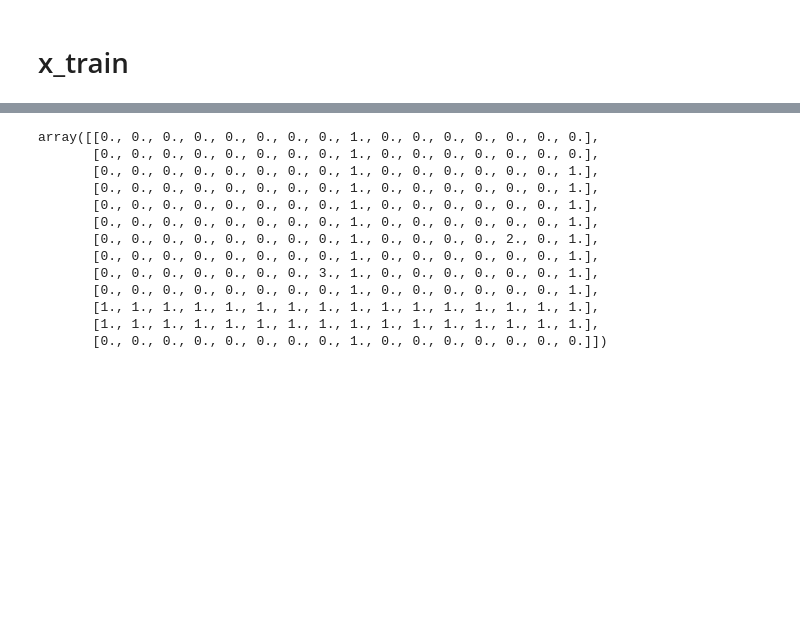
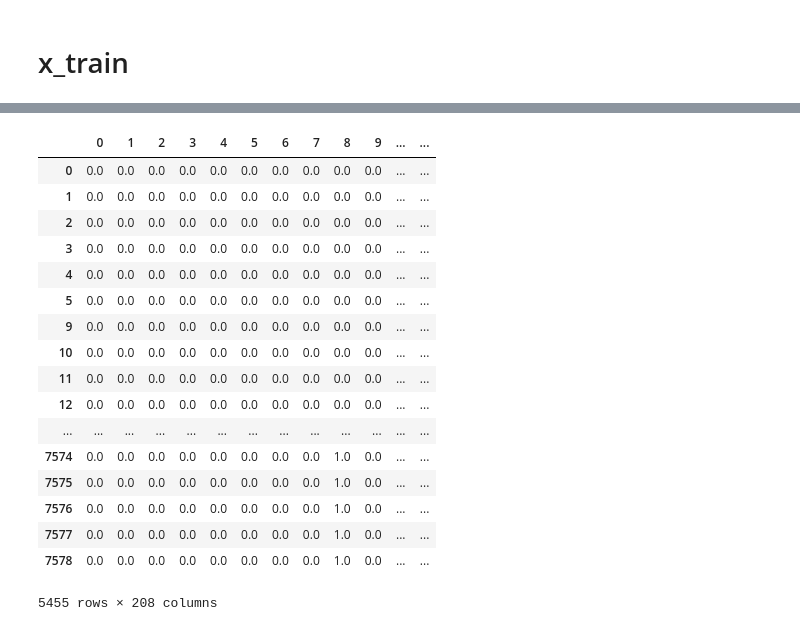
Before and after one commit to osterdalh/MariPlayer, a Jupyter notebook: Prepros_training_data/Data_Processing.ipynb, the cells around one changed output, grey strips where cells are left out. Drawn from its saved outputs; the diff is of its cells as text; code cells hidden in the pictures; blank space fills up the shorter version.

```diff
--- a/Prepros_training_data/Data_Processing.ipynb
+++ b/Prepros_training_data/Data_Processing.ipynb
@@ -8,0 +37,22 @@ import pickle
+# %%
+from random import shuffle
+
+hopp = 0
+hoyre = 0
+HH = 0
+
+antall_hoyre = []
+
+for i in range(len(y_train)):
+    if y_train[i][0] == 1:
+        hopp = hopp + 1
+    elif y_train[i][1] == 1:
+        hoyre = hoyre + 1
+        antall_hoyre.append(i)
+    elif y_train[i][2] == 1:
+        HH = HH + 1
+print("antall hopp:", hopp, "antall høyre:", hoyre, "antall HH", HH)
+
+shuffle(antall_hoyre)
+#print(antall_hoyre)
+delete_frames = antall_hoyre[:hoyre-HH+500]
@@ -47,24 +95,37 @@ for df_row in range(0,nr_images):
 # %%
-all_images = np.array(all_images)
+nr_images = len(df)
+
+all_images = np.array(df)
 all_imagesRE = np.reshape(all_images, (nr_images, 16, 13))
 
 x_train = np.zeros(shape=(nr_images, 13, 16))
 for images in range(nr_images):
     b = (all_imagesRE[images].transpose())
     x_train[images] = b
-# %%
-x_train[-1]
-# %% [output]
-array([[0., 0., 0., 0., 0., 0., 0., 0., 1., 0., 0., 0., 0., 0., 0., 0.],
-       [0., 0., 0., 0., 0., 0., 0., 0., 1., 0., 0., 0., 0., 0., 0., 0.],
-       [0., 0., 0., 0., 0., 0., 0., 0., 1., 0., 0., 0., 0., 0., 0., 1.],
-       [0., 0., 0., 0., 0., 0., 0., 0., 1., 0., 0., 0., 0., 0., 0., 1.],
-       [0., 0., 0., 0., 0., 0., 0., 0., 1., 0., 0., 0., 0., 0., 0., 1.],
-       [0., 0., 0., 0., 0., 0., 0., 0., 1., 0., 0., 0., 0., 0., 0., 1.],
-       [0., 0., 0., 0., 0., 0., 0., 0., 1., 0., 0., 0., 0., 2., 0., 1.],
-       [0., 0., 0., 0., 0., 0., 0., 0., 1., 0., 0., 0., 0., 0., 0., 1.],
-       [0., 0., 0., 0., 0., 0., 0., 3., 1., 0., 0., 0., 0., 0., 0., 1.],
-       [0., 0., 0., 0., 0., 0., 0., 0., 1., 0., 0., 0., 0., 0., 0., 1.],
-       [1., 1., 1., 1., 1., 1., 1., 1., 1., 1., 1., 1., 1., 1., 1., 1.],
-       [1., 1., 1., 1., 1., 1., 1., 1., 1., 1., 1., 1., 1., 1., 1., 1.],
-       [0., 0., 0., 0., 0., 0., 0., 0., 1., 0., 0., 0., 0., 0., 0., 0.]])
+# %%
+x_train_saved_do_not_touch = x_train
+x_train_saved = x_train
+
+x_train_saved = np.reshape(x_train_saved, (len(x_train_saved), 208))
+df_x = pd.DataFrame(x_train_saved)
+df_x = df_x.drop(delete_frames)
+df_x
+# %% [output]
+|  | 0 | 1 | 2 | 3 | 4 | 5 | 6 | 7 | 8 | 9 | ... | ... |
+| 0 | 0.0 | 0.0 | 0.0 | 0.0 | 0.0 | 0.0 | 0.0 | 0.0 | 0.0 | 0.0 | ... | ... |
+| 1 | 0.0 | 0.0 | 0.0 | 0.0 | 0.0 | 0.0 | 0.0 | 0.0 | 0.0 | 0.0 | ... | ... |
+| 2 | 0.0 | 0.0 | 0.0 | 0.0 | 0.0 | 0.0 | 0.0 | 0.0 | 0.0 | 0.0 | ... | ... |
+| 3 | 0.0 | 0.0 | 0.0 | 0.0 | 0.0 | 0.0 | 0.0 | 0.0 | 0.0 | 0.0 | ... | ... |
+| 4 | 0.0 | 0.0 | 0.0 | 0.0 | 0.0 | 0.0 | 0.0 | 0.0 | 0.0 | 0.0 | ... | ... |
+| 5 | 0.0 | 0.0 | 0.0 | 0.0 | 0.0 | 0.0 | 0.0 | 0.0 | 0.0 | 0.0 | ... | ... |
+| 9 | 0.0 | 0.0 | 0.0 | 0.0 | 0.0 | 0.0 | 0.0 | 0.0 | 0.0 | 0.0 | ... | ... |
+| 10 | 0.0 | 0.0 | 0.0 | 0.0 | 0.0 | 0.0 | 0.0 | 0.0 | 0.0 | 0.0 | ... | ... |
+| 11 | 0.0 | 0.0 | 0.0 | 0.0 | 0.0 | 0.0 | 0.0 | 0.0 | 0.0 | 0.0 | ... | ... |
+| 12 | 0.0 | 0.0 | 0.0 | 0.0 | 0.0 | 0.0 | 0.0 | 0.0 | 0.0 | 0.0 | ... | ... |
+| ... | ... | ... | ... | ... | ... | ... | ... | ... | ... | ... | ... | ... |
+| 7574 | 0.0 | 0.0 | 0.0 | 0.0 | 0.0 | 0.0 | 0.0 | 0.0 | 1.0 | 0.0 | ... | ... |
+| 7575 | 0.0 | 0.0 | 0.0 | 0.0 | 0.0 | 0.0 | 0.0 | 0.0 | 1.0 | 0.0 | ... | ... |
+| 7576 | 0.0 | 0.0 | 0.0 | 0.0 | 0.0 | 0.0 | 0.0 | 0.0 | 1.0 | 0.0 | ... | ... |
+| 7577 | 0.0 | 0.0 | 0.0 | 0.0 | 0.0 | 0.0 | 0.0 | 0.0 | 1.0 | 0.0 | ... | ... |
+| 7578 | 0.0 | 0.0 | 0.0 | 0.0 | 0.0 | 0.0 | 0.0 | 0.0 | 1.0 | 0.0 | ... | ... |
+5455 rows × 208 columns
```
Also changed, not shown: parts of 15 cells of this notebook, 19 other files.
